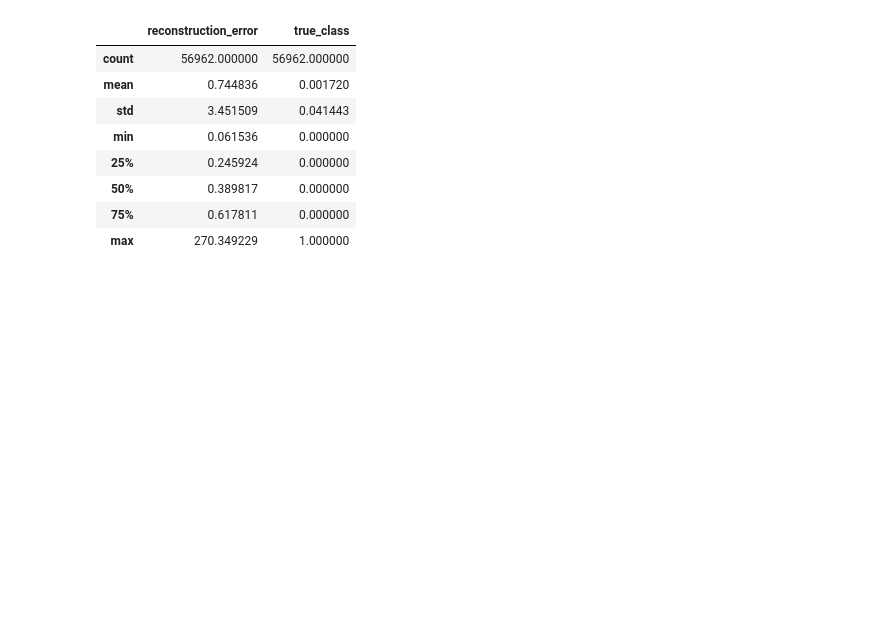
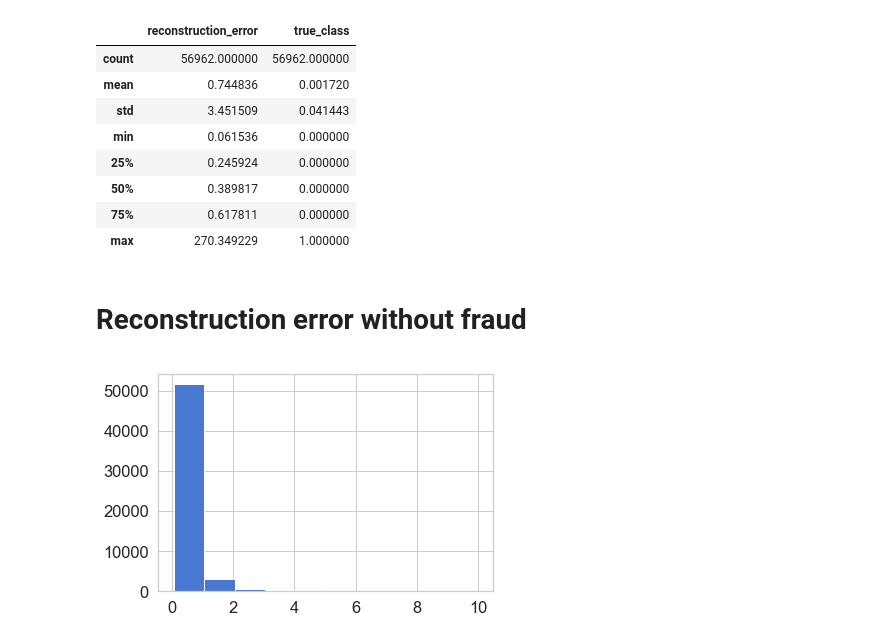
Before and after one commit to datta8899/machine_learning, a Jupyter notebook: Fraud_Classification/payment_fraud_detection.ipynb, the cells around one changed output. Cells and saved outputs as stored; diff of their text form; code cells hidden in the pictures; blank space fills up the shorter version.

Commit message:
added visualization of reconstruction error
added visualization of reconstruction error

```diff
--- a/Fraud_Classification/payment_fraud_detection.ipynb
+++ b/Fraud_Classification/payment_fraud_detection.ipynb
@@ -244,3 +228,12 @@ error_df.describe()
 | 50% | 0.389817 | 0.000000 |
 | 75% | 0.617811 | 0.000000 |
 | max | 270.349229 | 1.000000 |
+# %% [markdown]
+# Reconstruction error without fraud
+# %%
+fig = plt.figure()
+ax = fig.add_subplot(111)
+normal_error_df = error_df[(error_df['true_class']== 0) & (error_df['reconstruction_error'] < 10)]
+_ = ax.hist(normal_error_df.reconstruction_error.values, bins=10)
+# %% [output]
+[figure, added]
```
Also changed, not shown: parts of 12 cells of this notebook.
